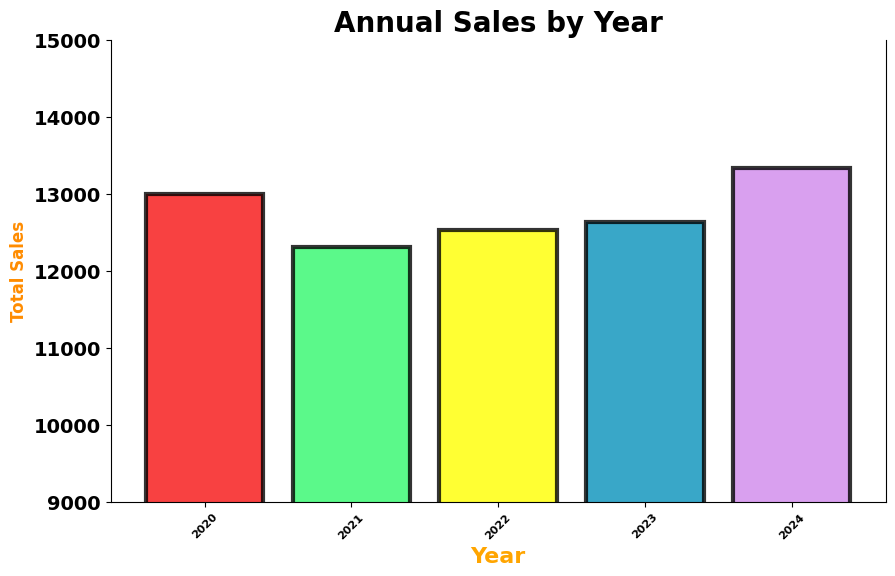
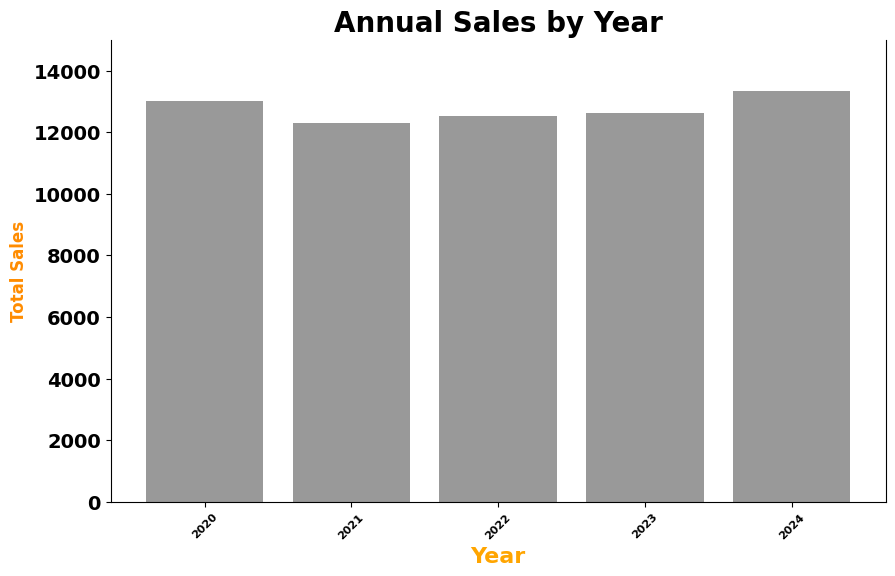
The notebook cell's code change between the first figure and the second:
--- before
+++ after
@@ -4,8 +4,8 @@
 
 
-colors = ["#f71212","#32f86d","yellow","#0791bb24","#d089ec","gray"]
+colors = ["gray"]
 
 plt.bar(avg_sales["Year"], avg_sales["Sales"], 
-        color=colors, edgecolor="black", linewidth=3, alpha=0.8)
+        color=colors, linewidth=3, alpha=0.8)
 plt.title("Annual Sales by Year", fontsize=20, fontweight="bold", color="black")
 
@@ -15,5 +15,5 @@
 plt.yticks(fontsize=14, fontweight="bold", color="black")
 
-plt.ylim(9000, 15000)
+plt.ylim(0, 15000)
 
 plt.gca().spines['top'].set_visible(False)

Commit: final updated charts